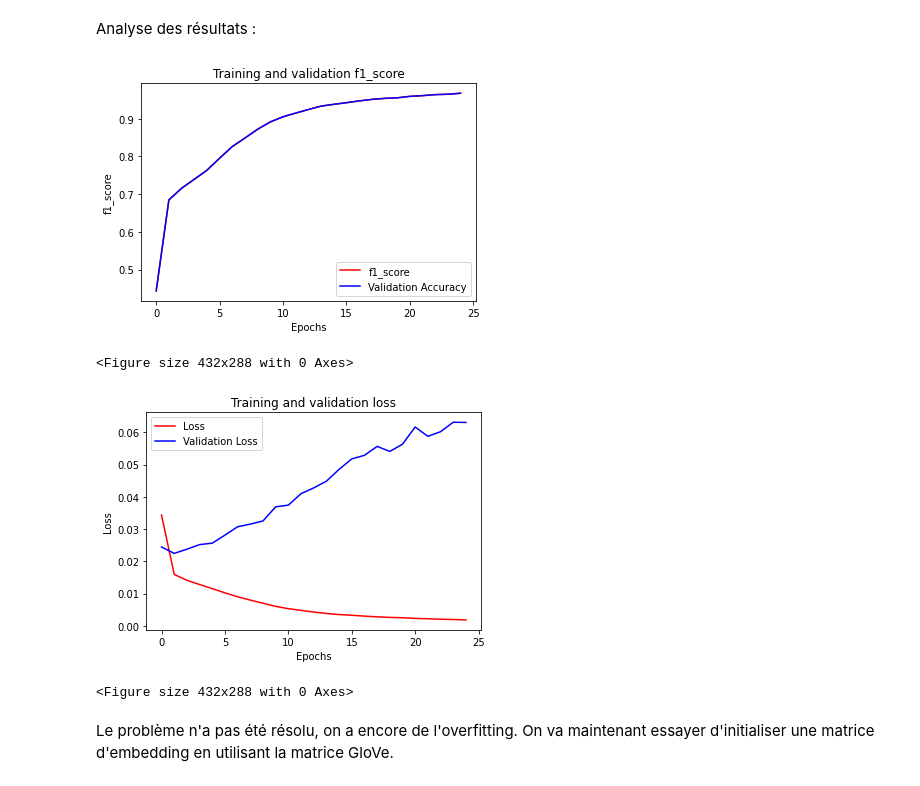
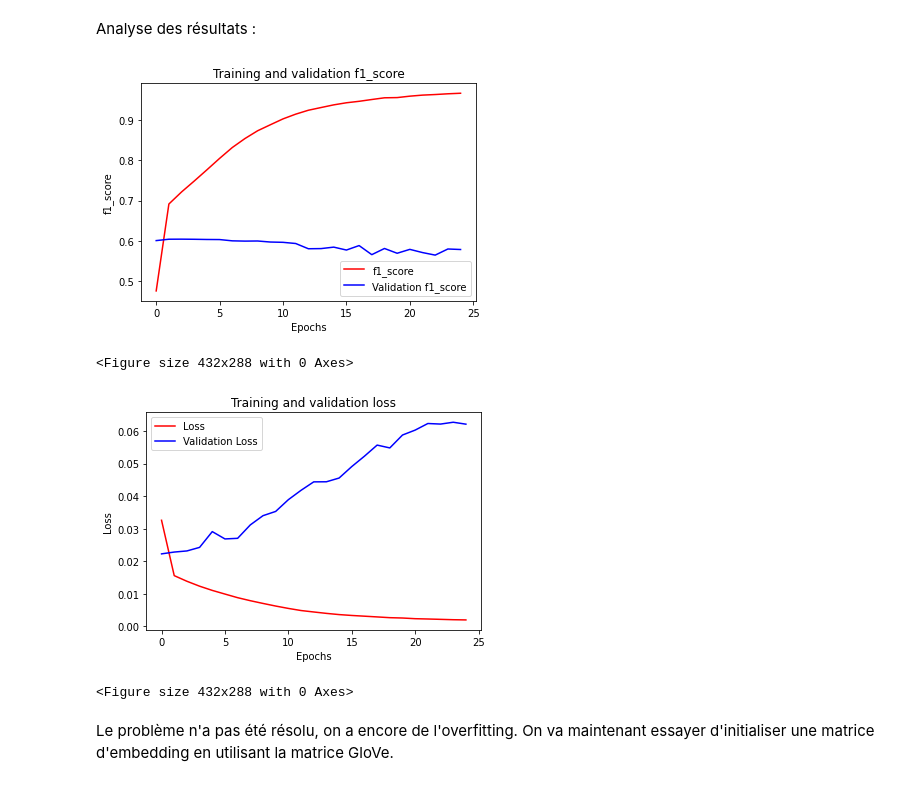
Before and after one commit to Giraud-Pierre/Toxic_Comment_classification, a Jupyter notebook: Classification_commentaires_toxiques_2.ipynb, the cells around one changed output. Cells and saved outputs as stored; diff of their text form; code cells hidden in the pictures.

```diff
--- a/Classification_commentaires_toxiques_2.ipynb
+++ b/Classification_commentaires_toxiques_2.ipynb
@@ -845,0 +811,3 @@ testing_labels = np.array(test_labels)
+# %%
+tokenizer20000 = Tokenizer(num_words = 20000)
+tokenizer20000.fit_on_texts([*training_data['comment_text']])
@@ -845,0 +819,3 @@ testing_labels = np.array(test_labels)
+# %%
+training_sequences20000 = tokenizer20000.texts_to_sequences([*training_data['comment_text']])
+test_sequences20000 = tokenizer20000.texts_to_sequences([*test_data['comment_text']])
@@ -845,0 +824,5 @@ testing_labels = np.array(test_labels)
+# %%
+training_padded20000 = np.array(pad_sequences(training_sequences20000, maxlen=max_length, padding=padding_type, truncating=trunc_type))
+training_labels = np.array(training_labels)
+testing_padded20000 = np.array(pad_sequences(test_sequences20000, maxlen=max_length, padding=padding_type, truncating=trunc_type))
+testing_labels = np.array(test_labels)
@@ -1032,14 +1065,16 @@ model.compile(loss='binary_crossentropy',optimizer='adam',metrics=F1Score(6, thr
 # %% [markdown]
 Entraînement du modèle en utilisant un callback pour sauvegarder les modèles pour pouvoir les réutiliser plus tard:
 # %%
-history = model.fit(training_padded,
+num_epochs = 25
+
+history = model.fit(training_padded20000,
                       training_labels,
                       epochs=num_epochs,
-                      validation_data=(testing_padded, testing_labels),
+                      validation_data=(testing_padded20000, testing_labels),
                       batch_size = 256,
                       verbose=1,
                       callbacks = ModelCheckpoint(
-                          '/content/drive/MyDrive/NLP_4A/Projet/Model/lstm_class_weights.h5',
+                          '/content/drive/MyDrive/Model/lstm_class_weights.h5',
                           save_best_only = True, verbose=0, mode='auto', save_freq='epoch'))
 
 print("Training Complete")
@@ -1072,38 +1107,38 @@ f1=history.history['f1_score']
 val_f1=history.history['val_f1_score']
 loss=history.history['loss']
 val_loss=history.history['val_loss']
 
 epochs=range(len(f1)) # Get number of epochs
 
 #------------------------------------------------
 # Plot training and validation accuracy per epoch
 #------------------------------------------------
 plt.plot(epochs, f1, 'r')
-plt.plot(epochs, f1, 'b')
+plt.plot(epochs, val_f1, 'b')
 plt.title('Training and validation f1_score')
 plt.xlabel("Epochs")
 plt.ylabel("f1_score")
-plt.legend(["f1_score", "Validation Accuracy"])
+plt.legend(["f1_score", "Validation f1_score"])
 
 plt.figure()
 plt.show()
 
 #------------------------------------------------
 # Plot training and validation loss per epoch
 #------------------------------------------------
 plt.plot(epochs, loss, 'r')
 plt.plot(epochs, val_loss, 'b')
 plt.title('Training and validation loss')
 plt.xlabel("Epochs")
 plt.ylabel("Loss")
 plt.legend(["Loss", "Validation Loss"])
 
 plt.figure()
 plt.show()
 # %% [output]
-[figure, old version]
+[figure, new version]
 <Figure size 432x288 with 0 Axes>
-[figure, old version]
+[figure, new version]
 <Figure size 432x288 with 0 Axes>
 # %% [markdown]
 Le problème n'a pas été résolu, on a encore de l'overfitting. On va maintenant essayer d'initialiser une matrice d'embedding en utilisant la matrice GloVe.
```
Also changed, not shown: parts of 158 cells of this notebook.
